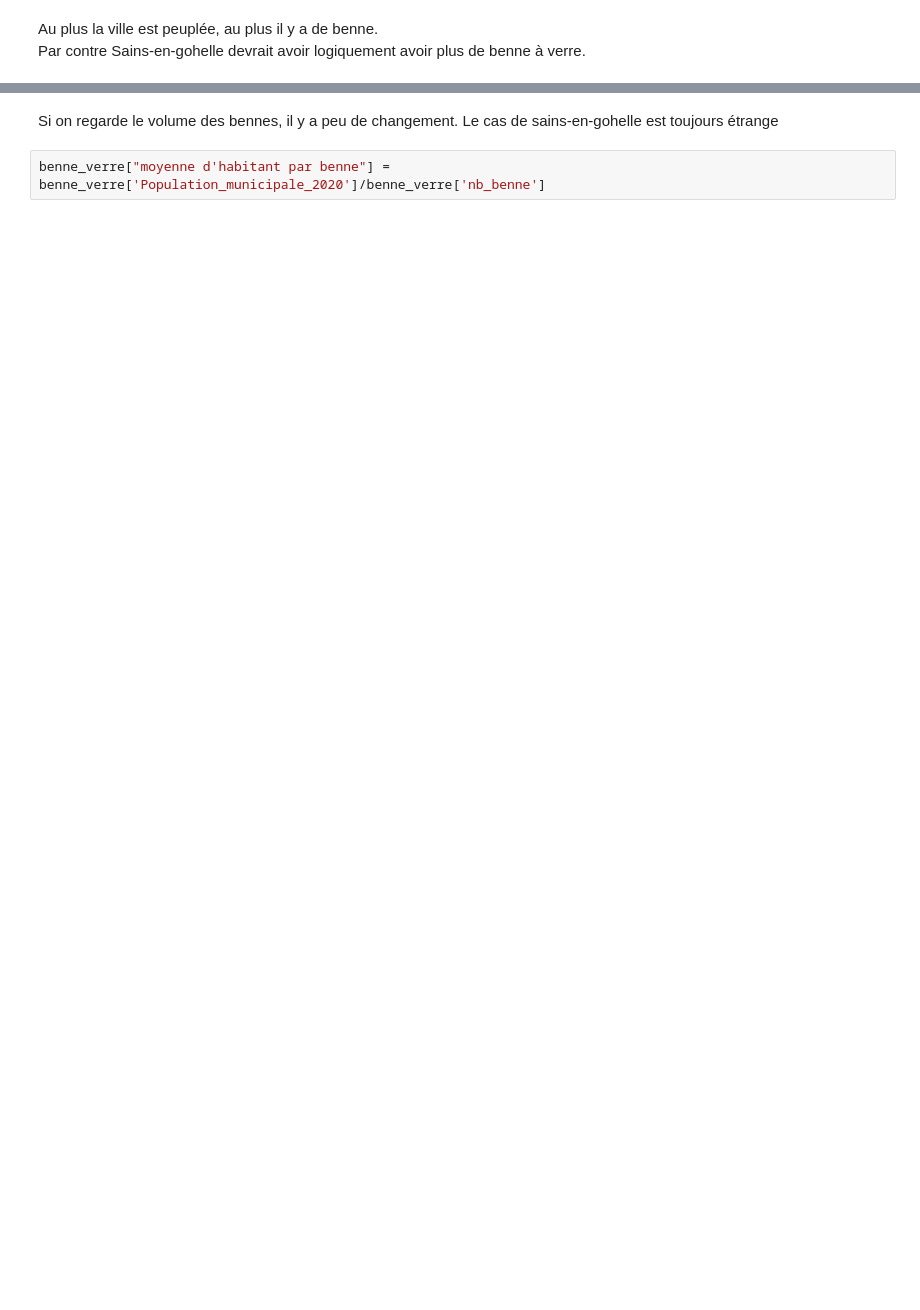
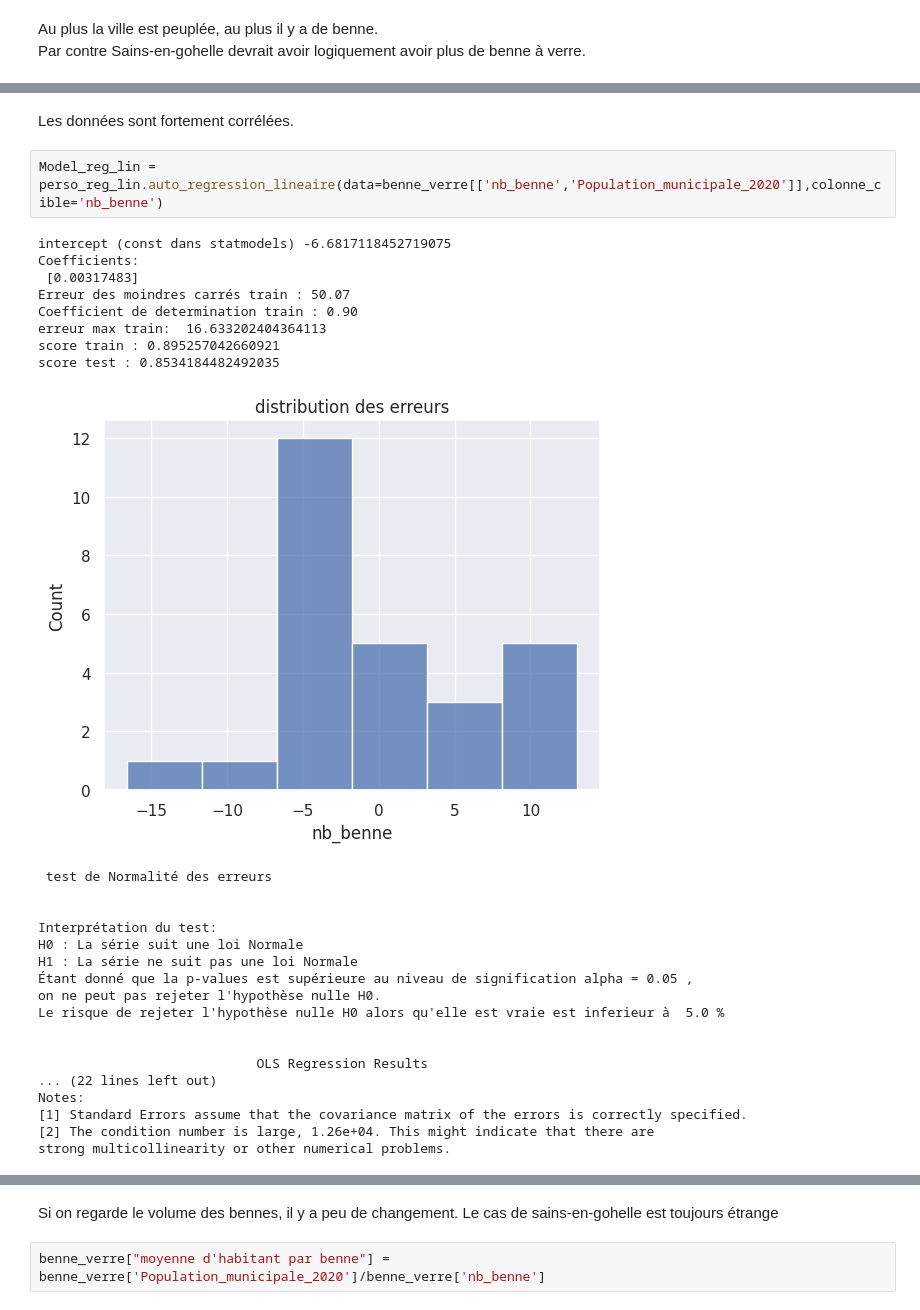
Before and after one commit to noobold/CALL, a Jupyter notebook: Affichage_benne.ipynb, the cells around one changed output, grey strips where cells are left out. Drawn from its saved outputs; the diff is of its cells as text; blank space fills up the shorter version.

```diff
--- a/Affichage_benne.ipynb
+++ b/Affichage_benne.ipynb
@@ -100,0 +111,31 @@ Par contre Sains-en-gohelle devrait avoir logiquement avoir plus de benne à ver
+# %% [markdown]
+Les données sont fortement corrélées.
+# %%
+Model_reg_lin = perso_reg_lin.auto_regression_lineaire(data=benne_verre[['nb_benne','Population_municipale_2020']],colonne_cible='nb_benne')
+# %% [output]
+intercept (const dans statmodels) -6.6817118452719075
+Coefficients:
+ [0.00317483]
+Erreur des moindres carrés train : 50.07
+Coefficient de determination train : 0.90
+erreur max train:  16.633202404364113
+score train : 0.895257042660921
+score test : 0.8534184482492035
+[figure, added]
+ test de Normalité des erreurs
+
+
+Interprétation du test:
+H0 : La série suit une loi Normale
+H1 : La série ne suit pas une loi Normale
+Étant donné que la p-values est supérieure au niveau de signification alpha = 0.05 ,
+on ne peut pas rejeter l'hypothèse nulle H0.
+Le risque de rejeter l'hypothèse nulle H0 alors qu'elle est vraie est inferieur à  5.0 %
+
+
+                            OLS Regression Results
+... (22 lines left out)
+Notes:
+[1] Standard Errors assume that the covariance matrix of the errors is correctly specified.
+[2] The condition number is large, 1.26e+04. This might indicate that there are
+strong multicollinearity or other numerical problems.
```
Also changed, not shown: parts of 11 cells of this notebook.
